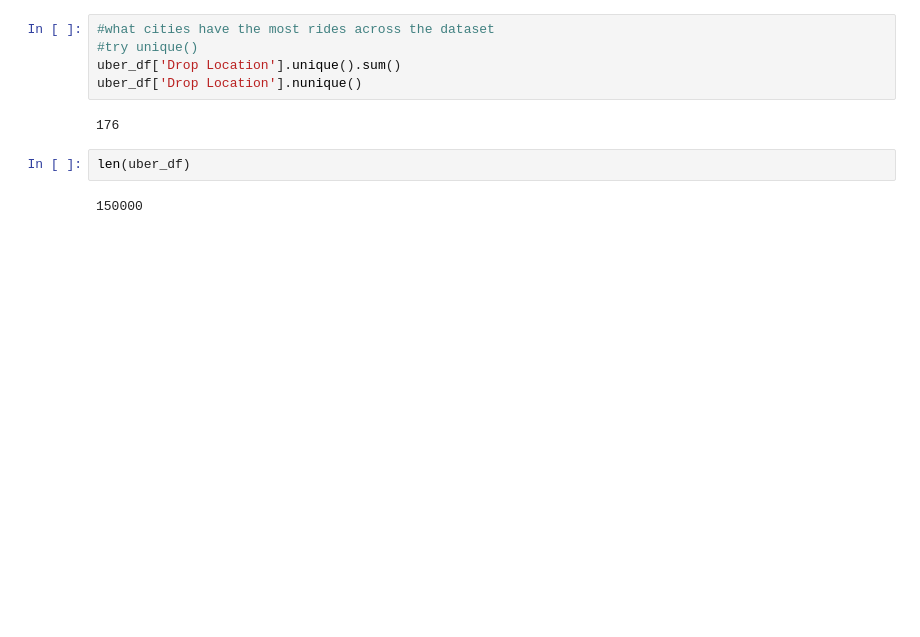
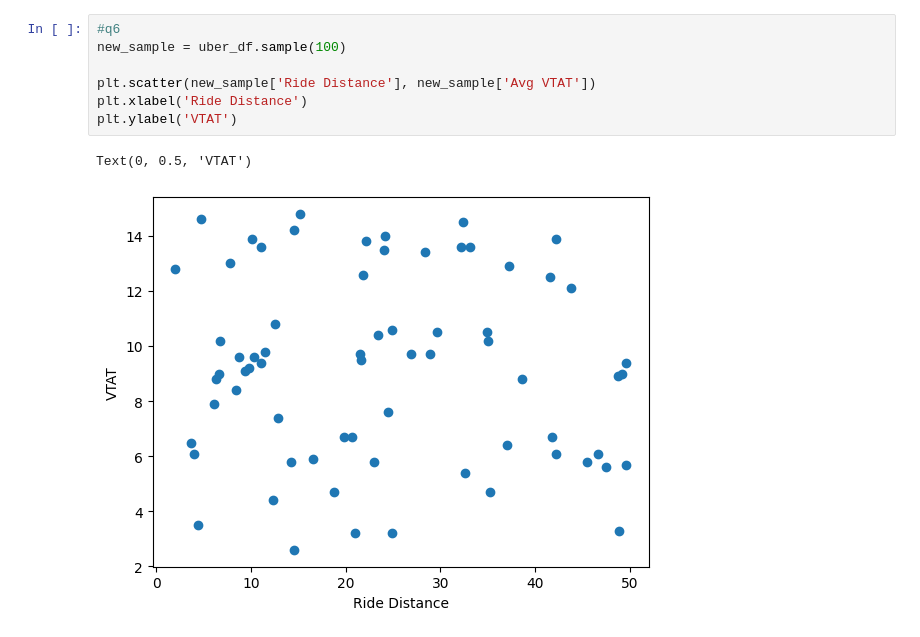
Before and after one commit to build-summer-2025/async-final-project-purple-ruion, a Jupyter notebook: final_project_example.ipynb, the cells around one changed output. Drawn from its saved outputs; the diff is of its cells as text; blank space fills up the shorter version.

```diff
--- a/final_project_example.ipynb
+++ b/final_project_example.ipynb
@@ -81,11 +104,10 @@ Text(0, 0.5, 'Customer Ratings')
-# %%
-#what cities have the most rides across the dataset
-#try unique()
-uber_df['Drop Location'].unique().sum()
-uber_df['Drop Location'].nunique()
-# %% [output]
-176
-# %%
-len(uber_df)
-# %% [output]
-150000
+# %%
+#q6
+new_sample = uber_df.sample(100)
+
+plt.scatter(new_sample['Ride Distance'], new_sample['Avg VTAT'])
+plt.xlabel('Ride Distance')
+plt.ylabel('VTAT')
+# %% [output]
+Text(0, 0.5, 'VTAT')
+[figure, added]
```
Also changed, not shown: parts of 8 cells of this notebook, 4 other files.
